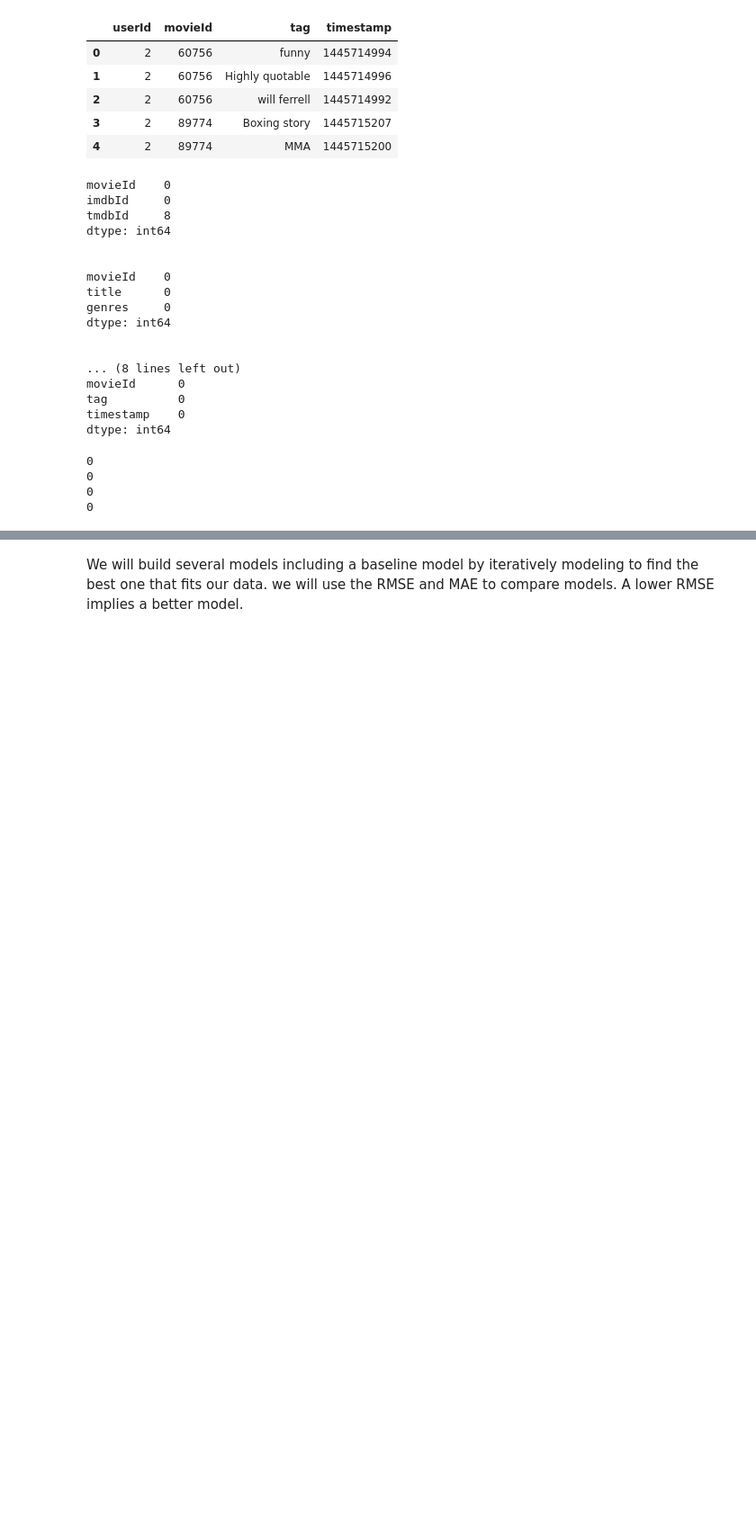
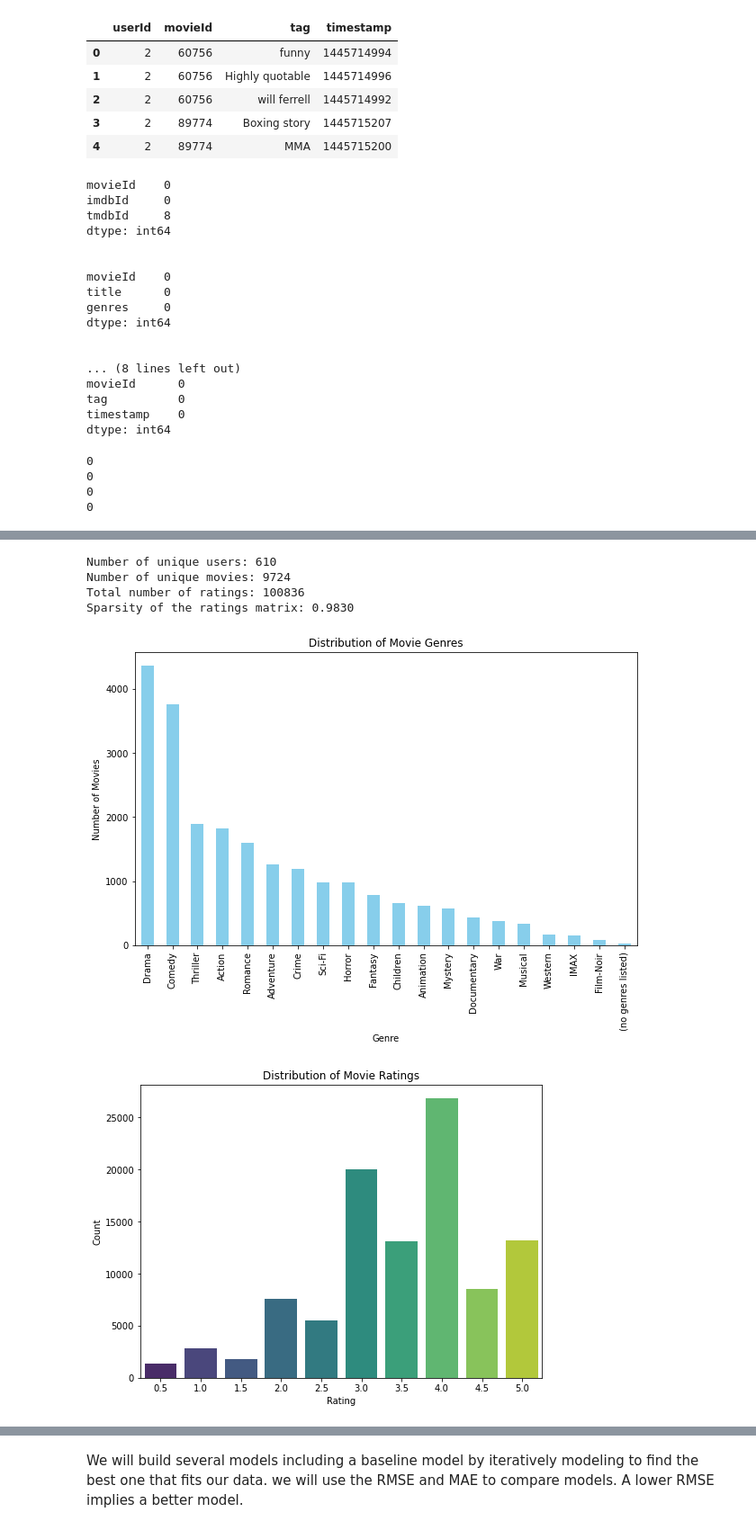
Before and after one commit to MrDenzy/Phase-4-Project---Movie-Recommendation-System, a Jupyter notebook: notebook/shem.ipynb, the cells around one changed output, grey strips where cells are left out. Shown at 90% size. Drawn from its saved outputs; the diff is of its cells as text; code cells hidden in the pictures; blank space fills up the shorter version.

```diff
--- a/notebook/shem.ipynb
+++ b/notebook/shem.ipynb
@@ -106,15 +119,3 @@ print(tags.duplicated().sum())
 0
 0
 0
-# %%
-#dropping irrelevant columns
-ratings = ratings.drop(['timestamp'], axis=1)
-tags = tags.drop(['timestamp'], axis=1)
-# checking the datatypes
-print(links.dtypes)
-print('\n')
-print(movies.dtypes)
-print('\n')
-print(ratings.dtypes)
-print('\n')
-print(tags.dtypes)
@@ -138,0 +122,3 @@ dtype: object
+# %%
+ratings.drop(columns = ['timestamp'], inplace = True)
+tags.drop(columns = ['timestamp'], inplace = True)
@@ -138,0 +147,16 @@ dtype: object
+# %%
+# calculating the number of unique users and movies
+num_users = ratings['userId'].nunique()
+num_movies = ratings['movieId'].nunique()
+length_ratings = len(ratings)
+print(f'Number of unique users: {num_users}')
+print(f'Number of unique movies: {num_movies}')
+print(f'Total number of ratings: {length_ratings}')
+# calculating the sparsity of the ratings matrix
+sparsity = 1 - (length_ratings / (num_users * num_movies))
+print(f'Sparsity of the ratings matrix: {sparsity:.4f}')
+# %% [output]
+Number of unique users: 610
+Number of unique movies: 9724
+Total number of ratings: 100836
+Sparsity of the ratings matrix: 0.9830
@@ -138,0 +168,36 @@ dtype: object
+# %%
+# Split the genres and create a list of all instances
+genre_series = movies['genres'].str.split('|').explode()
+# Plot the top genres
+plt.figure(figsize=(10,6))
+genre_series.value_counts().plot(kind='bar', color='skyblue')
+plt.title('Distribution of Movie Genres')
+plt.xlabel('Genre')
+plt.ylabel('Number of Movies')
+plt.show()
+# visualizing the distribution of ratings
+plt.figure(figsize=(8,6))
+sns.countplot(x='rating', data=ratings, palette='viridis')
+plt.title('Distribution of Movie Ratings')
+plt.xlabel('Rating')
+plt.ylabel('Count')
+plt.show()
+# visualizing the number of ratings per movie
+ratings_per_movie = ratings.groupby('movieId').size()
+plt.figure(figsize=(10,6))
+sns.histplot(ratings_per_movie, bins=50, kde=False, color='blue')
+plt.title('Number of Ratings per Movie')
+plt.xlabel('Number of Ratings')
+plt.ylabel('Count of Movies')
+plt.show()
+# visualizing the number of ratings per user
+ratings_per_user = ratings.groupby('userId').size()
+plt.figure(figsize=(10,6))
+sns.histplot(ratings_per_user, bins=50, kde=False, color='green')
+plt.title('Number of Ratings per User')
+plt.xlabel('Number of Ratings')
+plt.ylabel('Count of Users')
+plt.show()
+# %% [output]
+[figure, added]
+[figure, added]
```
Also changed, not shown: parts of 44 cells of this notebook.
